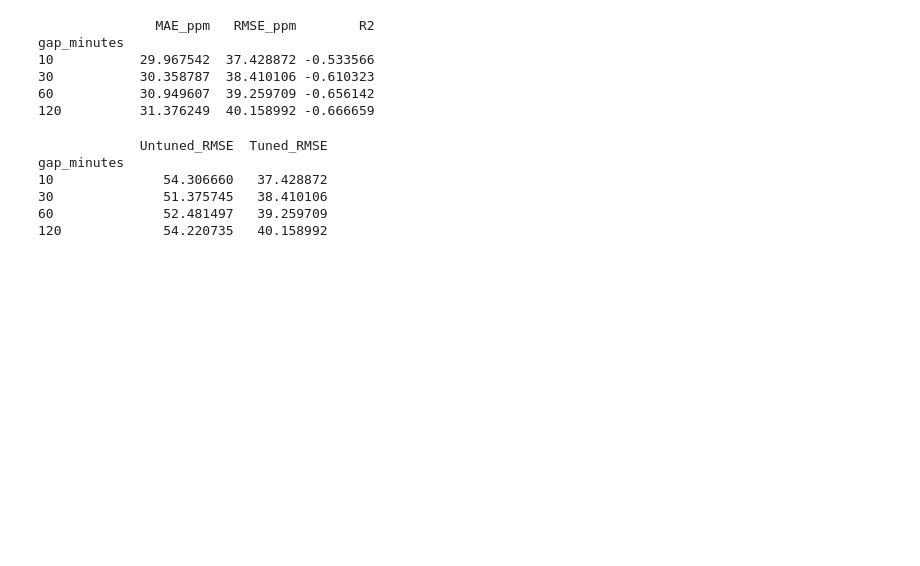
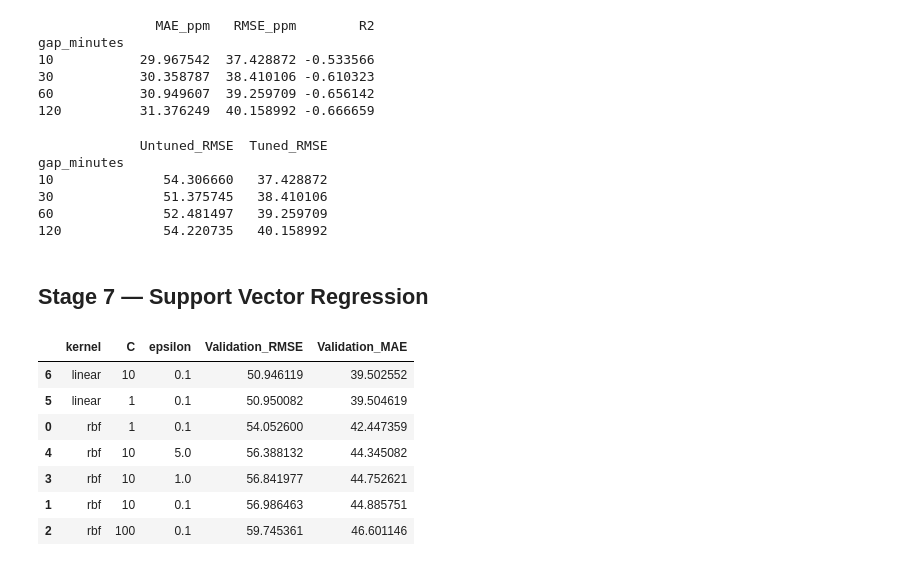
Before and after one commit to erica-teoh/MMA3001-CO2-Reconstruction, a Jupyter notebook: MMA3001_CO2_Reconstruction.ipynb, the cells around one changed output. Drawn from its saved outputs; the diff is of its cells as text; code cells hidden in the pictures; blank space fills up the shorter version.

```diff
--- a/MMA3001_CO2_Reconstruction.ipynb
+++ b/MMA3001_CO2_Reconstruction.ipynb
@@ -1413,3 +1413,76 @@ gap_minutes
 30              51.375745   38.410106
 60              52.481497   39.259709
 120             54.220735   40.158992
+# %% [markdown]
+## Stage 7 — Support Vector Regression
+# %%
+from sklearn.preprocessing import StandardScaler
+from sklearn.svm import SVR
+
+scaler = StandardScaler()
+
+X_model_train_scaled = scaler.fit_transform(X_model_train)
+X_validation_scaled = scaler.transform(X_validation)
+# %%
+svr_tuning_results = []
+
+parameter_sets = [
+    {"kernel": "rbf", "C": 1, "epsilon": 0.1},
+    {"kernel": "rbf", "C": 10, "epsilon": 0.1},
+    {"kernel": "rbf", "C": 100, "epsilon": 0.1},
+    {"kernel": "rbf", "C": 10, "epsilon": 1},
+    {"kernel": "rbf", "C": 10, "epsilon": 5},
+    {"kernel": "linear", "C": 1, "epsilon": 0.1},
+    {"kernel": "linear", "C": 10, "epsilon": 0.1}
+]
+
+for params in parameter_sets:
+
+    model = SVR(
+        kernel=params["kernel"],
+        C=params["C"],
+        epsilon=params["epsilon"]
+    )
+
+    model.fit(
+        X_model_train_scaled,
+        y_model_train
+    )
+
+    validation_predictions = model.predict(
+        X_validation_scaled
+    )
+
+    rmse = np.sqrt(
+        mean_squared_error(
+            y_validation,
+            validation_predictions
+        )
+    )
+
+    mae = mean_absolute_error(
+        y_validation,
+        validation_predictions
+    )
+
+    svr_tuning_results.append({
+        "kernel": params["kernel"],
+        "C": params["C"],
+        "epsilon": params["epsilon"],
+        "Validation_RMSE": rmse,
+        "Validation_MAE": mae
+    })
+
+
+svr_tuning_results = pd.DataFrame(svr_tuning_results)
+
+svr_tuning_results.sort_values("Validation_RMSE")
+# %% [output]
+|  | kernel | C | epsilon | Validation_RMSE | Validation_MAE |
+| 6 | linear | 10 | 0.1 | 50.946119 | 39.502552 |
+| 5 | linear | 1 | 0.1 | 50.950082 | 39.504619 |
+| 0 | rbf | 1 | 0.1 | 54.052600 | 42.447359 |
+| 4 | rbf | 10 | 5.0 | 56.388132 | 44.345082 |
+| 3 | rbf | 10 | 1.0 | 56.841977 | 44.752621 |
+| 1 | rbf | 10 | 0.1 | 56.986463 | 44.885751 |
+| 2 | rbf | 100 | 0.1 | 59.745361 | 46.601146 |
```
Also changed, not shown: parts of 5 cells of this notebook.
